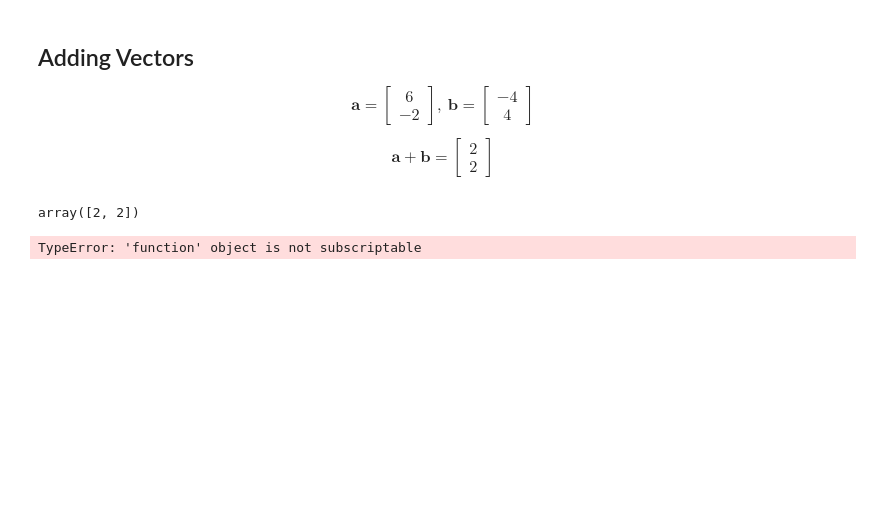
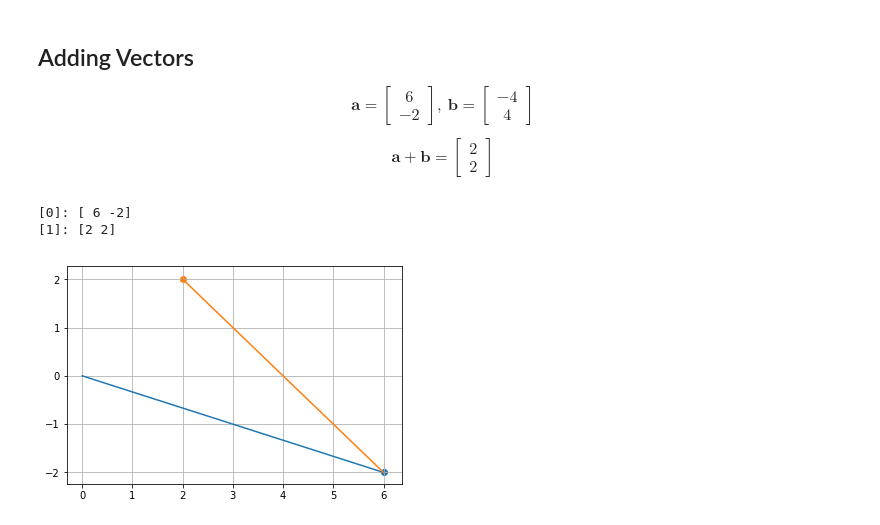
Before and after one commit to AndersonJo/machine-learning, a Jupyter notebook: Mathematics/2020 Linear Algebra/001 Vector.ipynb, the cells around one changed output. Drawn from its saved outputs; the diff is of its cells as text; code cells hidden in the pictures; blank space fills up the shorter version.

```diff
--- a/Mathematics/2020 Linear Algebra/001 Vector.ipynb
+++ b/Mathematics/2020 Linear Algebra/001 Vector.ipynb
@@ -23,16 +23,20 @@ array([ 0.7,  1. ,  8. ])
 $$ \textbf{a} = \begin{bmatrix} 6 \\ -2 \end{bmatrix},\ \textbf{b} = \begin{bmatrix} -4 \\ 4 \end{bmatrix} $$
 
 $$ \textbf{a} + \textbf{b} = \begin{bmatrix} 2 \\ 2 \end{bmatrix} $$
-# %%
-a = np.array([6, -2])
-b = np.array([-4, 4])
-
-a + b
-# %% [output]
-array([2, 2])
-# %%
-o = [0, 0]
-print(np.dstack[o, a])
-plot(*np.dstack([o, a]))
-# %% [output]
-TypeError: 'function' object is not subscriptable
+# %%
+def visualize_add(*points):
+    prev_point = [0, 0]
+    for i, point in enumerate(points):
+        point = np.array(point)
+        next_point = prev_point + point
+        print(f'[{i}]: {next_point}')
+        plot(*np.dstack([prev_point, next_point])[0])
+        scatter(*next_point)
+        prev_point = next_point
+    grid()
+
+visualize_add([6, -2], [-4, 4])
+# %% [output]
+[0]: [ 6 -2]
+[1]: [2 2]
+[figure, added]
```
Also changed, not shown: parts of 2 cells of this notebook.
